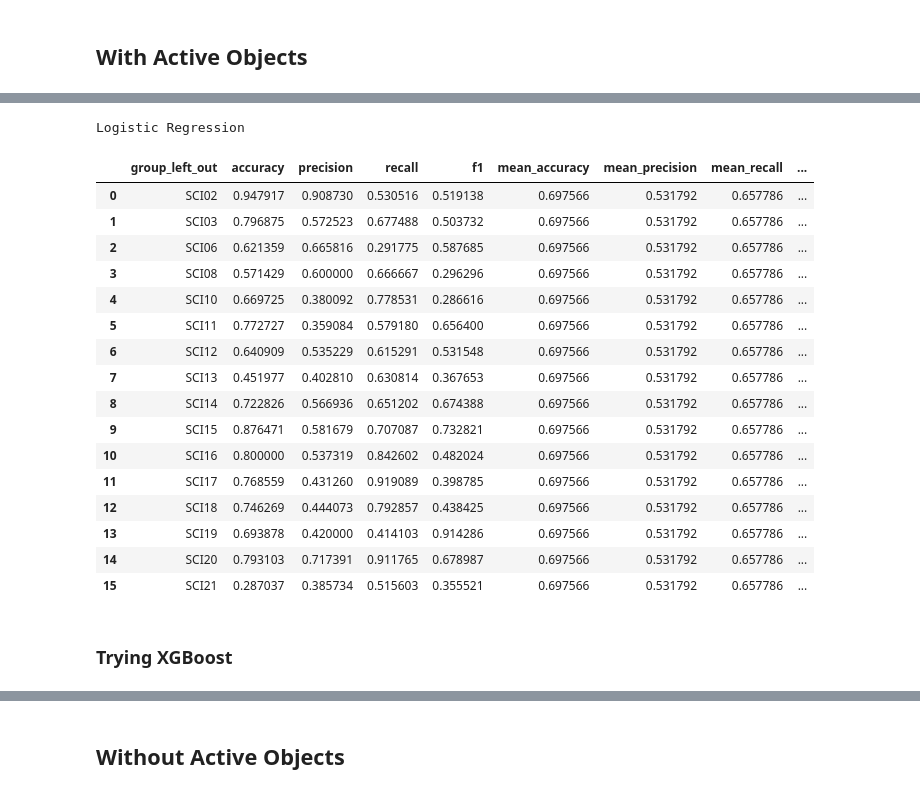
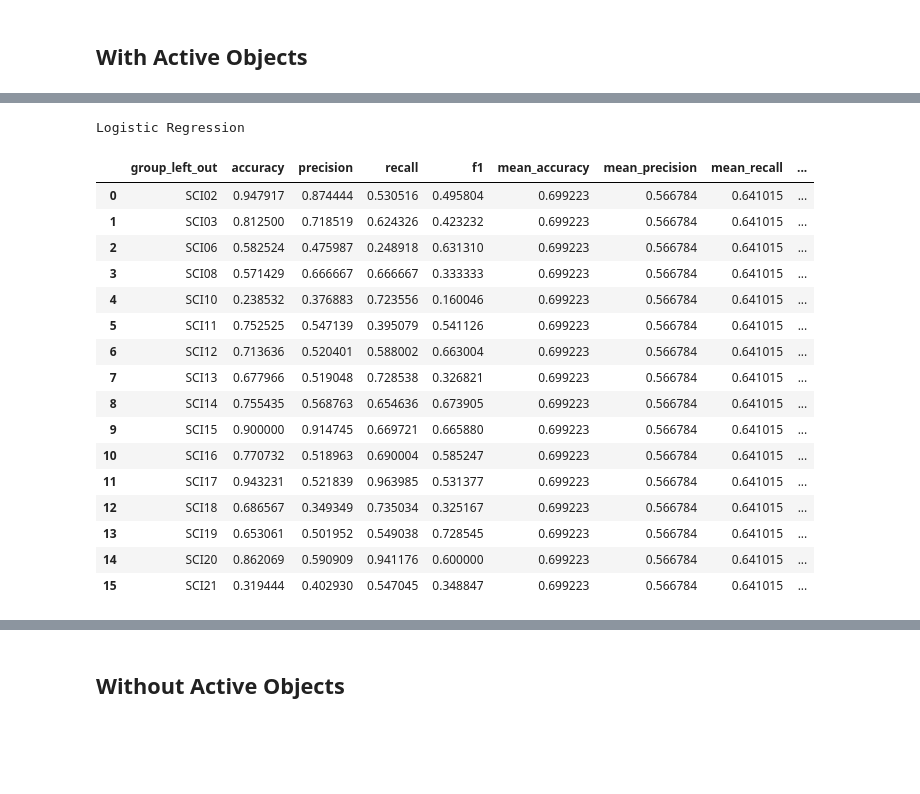
Before and after one commit to adeshkadambi/EgoVizML, a Jupyter notebook: analysis/3_adl_recognition_counts.ipynb, the cells around one changed output, grey strips where cells are left out. Saved outputs shown, nothing was run; the diff lists cells and outputs as text; code cells hidden in the pictures; blank space fills up the shorter version.

```diff
--- a/analysis/3_adl_recognition_counts.ipynb
+++ b/analysis/3_adl_recognition_counts.ipynb
@@ -57,3 +58,16 @@ df_no_active = df_active.drop(columns=[col for col in df_active.columns if 'acti
 | 3 | SCI02-1--12 | meal-preparation-cleanup | 0.0 | 0.0 | 8.0 | 3.0 | ... |
 | 4 | SCI02-1--2 | meal-preparation-cleanup | 10.0 | 4.0 | 6.0 | 2.0 | ... |
 5 rows × 31 columns
+# %%
+# normalize the counts using min-max scaling from sklearn
+from sklearn.preprocessing import MinMaxScaler
+
+scaler = MinMaxScaler()
+
+# create new dfs
+df_active_scaled = df_active.copy()
+df_no_active_scaled = df_no_active.copy()
+
+# scale the data, excluding the adl and video columns
+df_active_scaled[df_active.columns[2:]] = scaler.fit_transform(df_active[df_active.columns[2:]])
+df_no_active_scaled[df_no_active.columns[2:]] = scaler.fit_transform(df_no_active[df_no_active.columns[2:]])
@@ -60,3 +94,13 @@ df_no_active = df_active.drop(columns=[col for col in df_active.columns if 'acti
+# %%
+# split data
+
+label_encoder = LabelEncoder()
+
+X = df_active_scaled.drop(columns=['adl', 'video'])
+y = df_active_scaled['adl']
+y_encoded = label_encoder.fit_transform(y)
+
+groups = df_active_scaled['video'].str[:5]
 # %% [markdown]
 ## Classifiers
 # %%
@@ -68,11 +118,8 @@ log_clf = LogisticRegression(random_state=SEED)
 # %% [markdown]
 ## With Active Objects
 # %%
-X = df_active.drop(['adl', 'video'], axis=1)
-y = df_active['adl']
-groups = df_active['video'].str[:5]
-
 # try all classifiers
-rf_active = ev.leave_one_group_out_cv(df_active, X, y, groups, rf_clf)
-log_active = ev.leave_one_group_out_cv(df_active, X, y, groups, log_clf)
+rf_active = ev.logocv(df_active, X, y_encoded, groups, rf_clf)
+log_active = ev.logocv(df_active, X, y_encoded, groups, log_clf)
+xgb_active = ev.logocv(df_active, X, y_encoded, groups, xgb_clf)
 # %% [output]
@@ -138,24 +152,22 @@ Random Forest Classifier
 # %%
 print('Logistic Regression')
-log_active
+log_active[0]
 # %% [output]
 Logistic Regression
 |  | group_left_out | accuracy | precision | recall | f1 | mean_accuracy | mean_precision | mean_recall | ... |
-| 0 | SCI02 | 0.947917 | 0.908730 | 0.530516 | 0.519138 | 0.697566 | 0.531792 | 0.657786 | ... |
-| 1 | SCI03 | 0.796875 | 0.572523 | 0.677488 | 0.503732 | 0.697566 | 0.531792 | 0.657786 | ... |
-| 2 | SCI06 | 0.621359 | 0.665816 | 0.291775 | 0.587685 | 0.697566 | 0.531792 | 0.657786 | ... |
-| 3 | SCI08 | 0.571429 | 0.600000 | 0.666667 | 0.296296 | 0.697566 | 0.531792 | 0.657786 | ... |
-| 4 | SCI10 | 0.669725 | 0.380092 | 0.778531 | 0.286616 | 0.697566 | 0.531792 | 0.657786 | ... |
-| 5 | SCI11 | 0.772727 | 0.359084 | 0.579180 | 0.656400 | 0.697566 | 0.531792 | 0.657786 | ... |
-| 6 | SCI12 | 0.640909 | 0.535229 | 0.615291 | 0.531548 | 0.697566 | 0.531792 | 0.657786 | ... |
-| 7 | SCI13 | 0.451977 | 0.402810 | 0.630814 | 0.367653 | 0.697566 | 0.531792 | 0.657786 | ... |
-| 8 | SCI14 | 0.722826 | 0.566936 | 0.651202 | 0.674388 | 0.697566 | 0.531792 | 0.657786 | ... |
-| 9 | SCI15 | 0.876471 | 0.581679 | 0.707087 | 0.732821 | 0.697566 | 0.531792 | 0.657786 | ... |
-| 10 | SCI16 | 0.800000 | 0.537319 | 0.842602 | 0.482024 | 0.697566 | 0.531792 | 0.657786 | ... |
-| 11 | SCI17 | 0.768559 | 0.431260 | 0.919089 | 0.398785 | 0.697566 | 0.531792 | 0.657786 | ... |
-| 12 | SCI18 | 0.746269 | 0.444073 | 0.792857 | 0.438425 | 0.697566 | 0.531792 | 0.657786 | ... |
-| 13 | SCI19 | 0.693878 | 0.420000 | 0.414103 | 0.914286 | 0.697566 | 0.531792 | 0.657786 | ... |
-| 14 | SCI20 | 0.793103 | 0.717391 | 0.911765 | 0.678987 | 0.697566 | 0.531792 | 0.657786 | ... |
-| 15 | SCI21 | 0.287037 | 0.385734 | 0.515603 | 0.355521 | 0.697566 | 0.531792 | 0.657786 | ... |
+| 0 | SCI02 | 0.947917 | 0.874444 | 0.530516 | 0.495804 | 0.699223 | 0.566784 | 0.641015 | ... |
+| 1 | SCI03 | 0.812500 | 0.718519 | 0.624326 | 0.423232 | 0.699223 | 0.566784 | 0.641015 | ... |
+| 2 | SCI06 | 0.582524 | 0.475987 | 0.248918 | 0.631310 | 0.699223 | 0.566784 | 0.641015 | ... |
+| 3 | SCI08 | 0.571429 | 0.666667 | 0.666667 | 0.333333 | 0.699223 | 0.566784 | 0.641015 | ... |
+| 4 | SCI10 | 0.238532 | 0.376883 | 0.723556 | 0.160046 | 0.699223 | 0.566784 | 0.641015 | ... |
+| 5 | SCI11 | 0.752525 | 0.547139 | 0.395079 | 0.541126 | 0.699223 | 0.566784 | 0.641015 | ... |
+| 6 | SCI12 | 0.713636 | 0.520401 | 0.588002 | 0.663004 | 0.699223 | 0.566784 | 0.641015 | ... |
+| 7 | SCI13 | 0.677966 | 0.519048 | 0.728538 | 0.326821 | 0.699223 | 0.566784 | 0.641015 | ... |
+| 8 | SCI14 | 0.755435 | 0.568763 | 0.654636 | 0.673905 | 0.699223 | 0.566784 | 0.641015 | ... |
+| 9 | SCI15 | 0.900000 | 0.914745 | 0.669721 | 0.665880 | 0.699223 | 0.566784 | 0.641015 | ... |
+| 10 | SCI16 | 0.770732 | 0.518963 | 0.690004 | 0.585247 | 0.699223 | 0.566784 | 0.641015 | ... |
+| 11 | SCI17 | 0.943231 | 0.521839 | 0.963985 | 0.531377 | 0.699223 | 0.566784 | 0.641015 | ... |
+| 12 | SCI18 | 0.686567 | 0.349349 | 0.735034 | 0.325167 | 0.699223 | 0.566784 | 0.641015 | ... |
+| 13 | SCI19 | 0.653061 | 0.501952 | 0.549038 | 0.728545 | 0.699223 | 0.566784 | 0.641015 | ... |
+| 14 | SCI20 | 0.862069 | 0.590909 | 0.941176 | 0.600000 | 0.699223 | 0.566784 | 0.641015 | ... |
+| 15 | SCI21 | 0.319444 | 0.402930 | 0.547045 | 0.348847 | 0.699223 | 0.566784 | 0.641015 | ... |
-# %% [markdown]
-### Trying XGBoost
```
Also changed, not shown: parts of 15 cells of this notebook, 1 other file.
